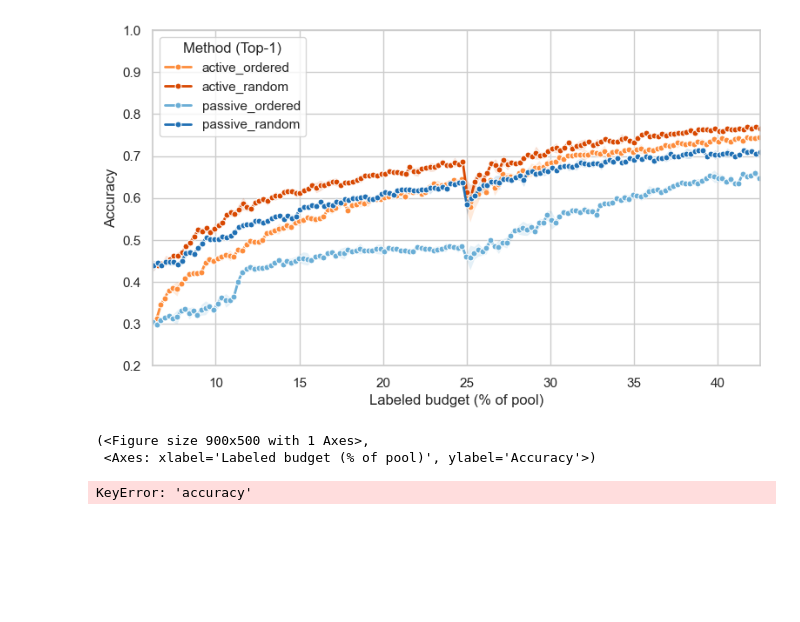
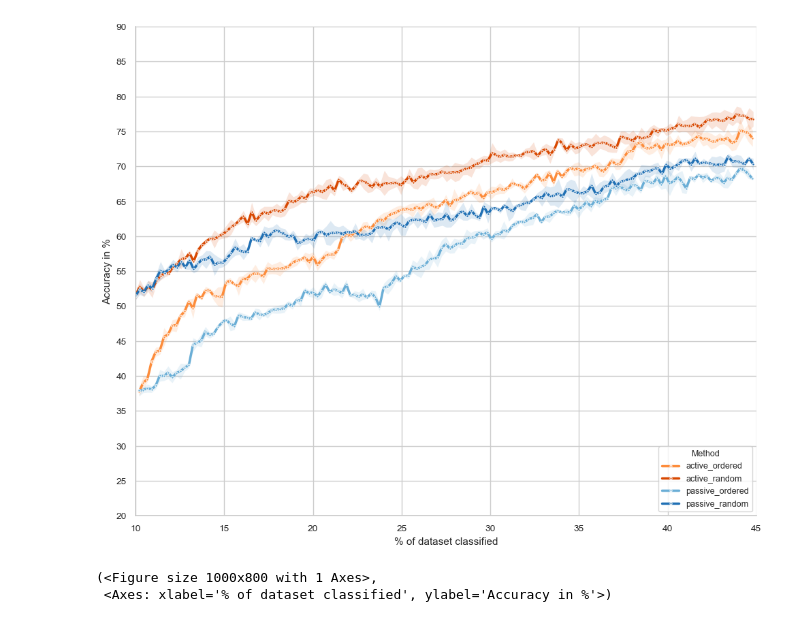
Before and after one commit to murrodroid/ClassHistData, a Jupyter notebook: active_learning/visualizers.ipynb, the cells around one changed output. Cells and saved outputs as stored; diff of their text form; code cells hidden in the pictures; blank space fills up the shorter version.

```diff
--- a/active_learning/visualizers.ipynb
+++ b/active_learning/visualizers.ipynb
@@ -154,14 +218,12 @@ def plot_acc_pct(csv_or_df, methods=None, title=None,
 # %%
-df = pd.read_csv('results/al_results_hash65536_lr0.0013005_bs512_ep16_k5_topk3_comm3_passcomm3_budget750_seed333_20250829_223114.csv')
+df = pd.read_csv('results/al_results_hash65536_lr0.0014005_bs2048_ep16_k6_topk3_comm3_passcomm3_budget900_seed42_20250908_211459.csv')
 # tilføj kolonne med classified i det loop
-plot_acc_pct(df,y_min=0.2,y_max=1,use_top_k=False)
+passive = ['passive_random','passive_ordered']
+
+plot_acc_pct(df,y_min=0.2,y_max=.9,use_top_k=False,x_range=(0.1,0.45),methods=None)
 
 # y=0,x=0,
 # %% [output]
-[figure, old version]
+[figure, new version]
-(<Figure size 900x500 with 1 Axes>,
- <Axes: xlabel='Labeled budget (% of pool)', ylabel='Accuracy'>)
+(<Figure size 1000x800 with 1 Axes>,
+ <Axes: xlabel='% of dataset classified', ylabel='Accuracy in %'>)
-# %%
-plot_learning_curves(df)
-# %% [output]
-KeyError: 'accuracy'
```
Also changed, not shown: parts of 4 cells of this notebook, 5 other files.
